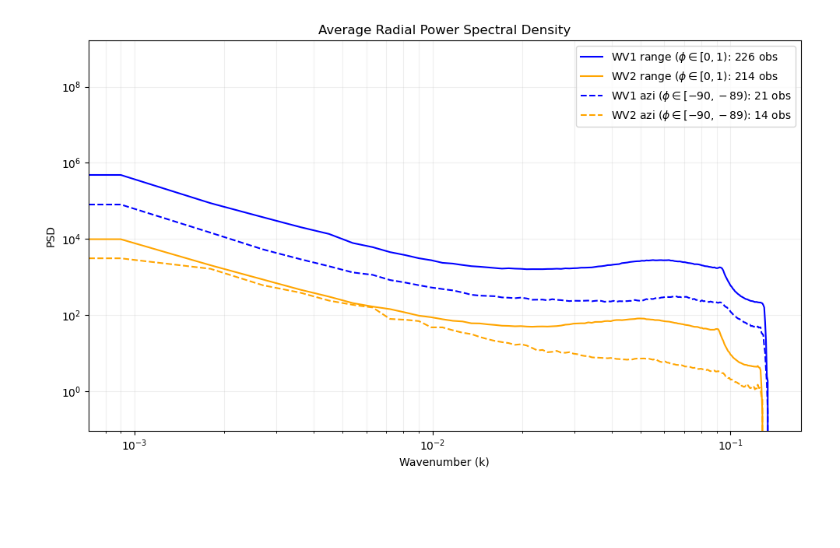
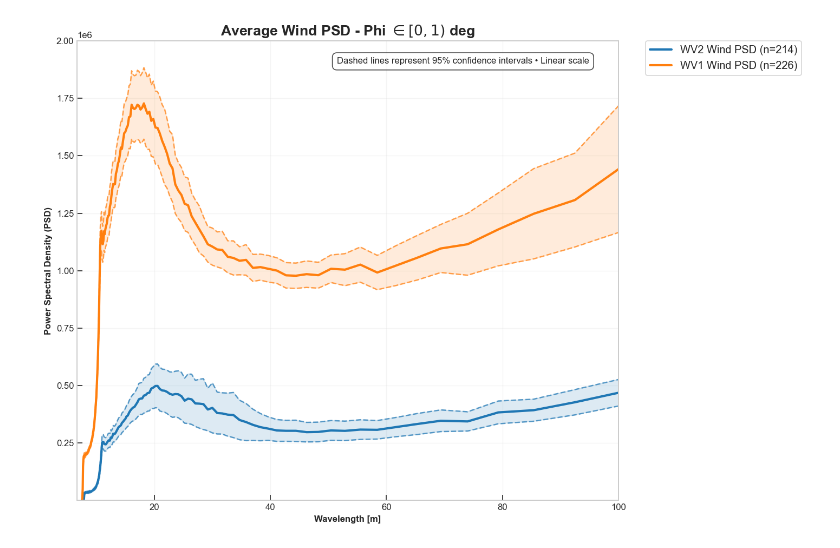
Before and after one commit to guin0x/msc-thesis, a Jupyter notebook: notebooks/last_notebook.ipynb, the cells around one changed output. Cells and saved outputs as stored; diff of their text form; code cells hidden in the pictures; blank space fills up the shorter version.

Commit message:
added some functions to create dfs based on binning restrictions and plot results

```diff
--- a/notebooks/last_notebook.ipynb
+++ b/notebooks/last_notebook.ipynb
@@ -101,27 +18,39 @@ df2r_az = df2r[df2r['renamed_filename'].isin(df2_az['renamed_filename'])]
-# %%
-mean_radial_psd_wv1_01 = df1r_01.radial_psd_padded.mean()
-mean_radial_psd_wv2_01 = df2r_01.radial_psd_padded.mean()
-
-mean_radial_psd_wv1_az = df1r_az.radial_psd_padded.mean()
-mean_radial_psd_wv2_az = df2r_az.radial_psd_padded.mean()
-
-total_range_wv1_observations = df1r_01['renamed_filename'].nunique()
-total_range_wv2_observations = df2r_01['renamed_filename'].nunique()
-
-total_azi_wv1_observations = df1r_az['renamed_filename'].nunique()
-total_azi_wv2_observations = df2r_az['renamed_filename'].nunique()
-
-plt.figure(figsize=(10, 6))
-plt.loglog(k_values, mean_radial_psd_wv1_01, label=f'WV1 range $(\phi \in [0, 1)$: {total_range_wv1_observations} obs', color='blue')
-plt.loglog(k_values, mean_radial_psd_wv2_01, label=f'WV2 range $(\phi \in [0, 1)$: {total_range_wv2_observations} obs', color='orange')
-plt.loglog(k_values, mean_radial_psd_wv1_az, label=f'WV1 azi $(\phi \in [-90, -89)$: {total_azi_wv1_observations} obs', color='blue', linestyle='--')
-plt.loglog(k_values, mean_radial_psd_wv2_az, label=f'WV2 azi $(\phi \in [-90, -89)$: {total_azi_wv2_observations} obs', color='orange', linestyle='--')
-plt.xlabel('Wavenumber (k)')
-plt.ylabel('PSD')
-plt.title('Average Radial Power Spectral Density')
-plt.grid(True, which="both", ls="-", alpha=0.2)
-plt.tight_layout()
-plt.legend()
-plt.show()
-# %% [output]
-[figure, removed]
+# %%
+df1 = pd.read_parquet("../processed_data/wv1_complete.parquet")
+df2 = pd.read_parquet("../processed_data/wv2_complete.parquet")
+
+df1 = create_phi_bins_columns(df1)
+df2 = create_phi_bins_columns(df2)
+
+df1r = pd.read_parquet("../results/wv1_results_updated.parquet")
+df2r = pd.read_parquet("../results/wv2_results_updated.parquet")
+
+df1w = pd.read_parquet("../results/wv1_wind_results.parquet")
+df2w = pd.read_parquet("../results/wv2_wind_results.parquet")
+
+df1r["renamed_filename"] = df1r.sar_filepath.apply(lambda x: x.split("/")[-1])
+df2r["renamed_filename"] = df2r.sar_filepath.apply(lambda x: x.split("/")[-1])
+
+df1w["renamed_filename"] = df1w.sar_filepath.apply(lambda x: x.split("/")[-1])
+df2w["renamed_filename"] = df2w.sar_filepath.apply(lambda x: x.split("/")[-1])
+
+idxmax = df1w.k_values_wind.apply(lambda x: len(x)).argmax()
+max_len = df1w.k_values_wind.apply(lambda x: len(x)).max()
+
+df1r = pad_arrays_to_max_length(df1r, 'radial_psd', max_len)
+df2r = pad_arrays_to_max_length(df2r, 'radial_psd', max_len)
+
+df1w = pad_arrays_to_max_length(df1w, 'radial_wind_psd', max_len)
+df2w = pad_arrays_to_max_length(df2w, 'radial_wind_psd', max_len)
+# %%
+k_values = get_k_values(df1r, "k_values")
+# %%
+df1_rg, df1r_rg, df1w_rg = create_dfs_from_phi_interval('[0, 1)', df1, df1r, df1w)
+df2_rg, df2r_rg, df2w_rg = create_dfs_from_phi_interval('[0, 1)', df2, df2r, df2w)
+# %%
+plot_avg_spectral_density(k_values, [df2w_rg, df1w_rg], ["WV2 Wind PSD", "WV1 Wind PSD"],
+                          "Average Wind PSD - Phi $\in [0,1)$ deg",
+                          x_range=(0.01, 0.15), y_range=(1, 0.2e7),
+                          use_log_scale=False, wavelength=True);
+# %% [output]
+[figure, added]
```
Also changed, not shown: parts of 20 cells of this notebook, 2 other files.
